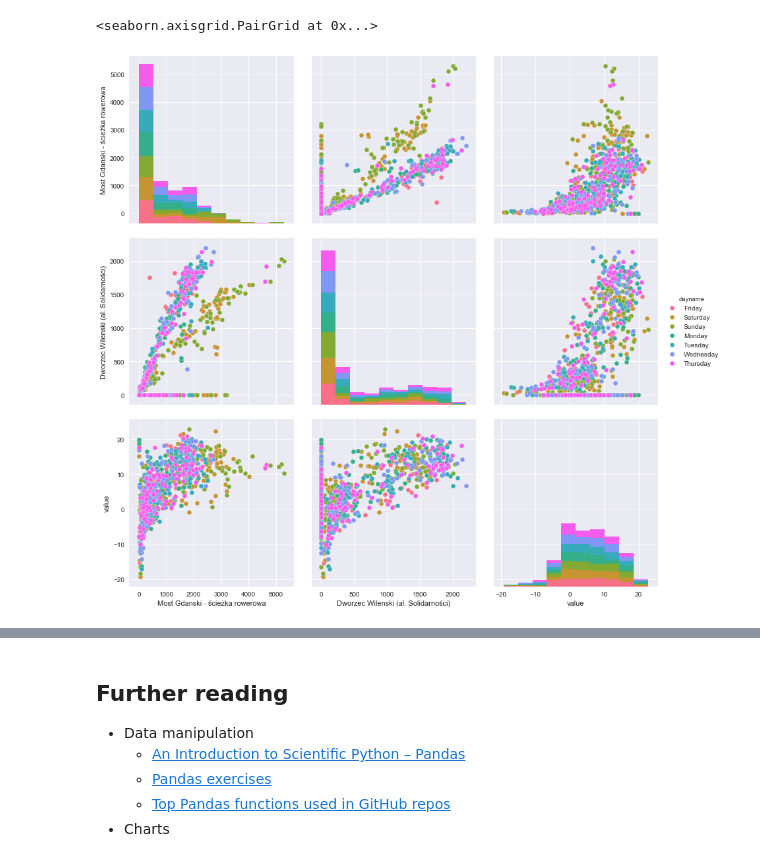
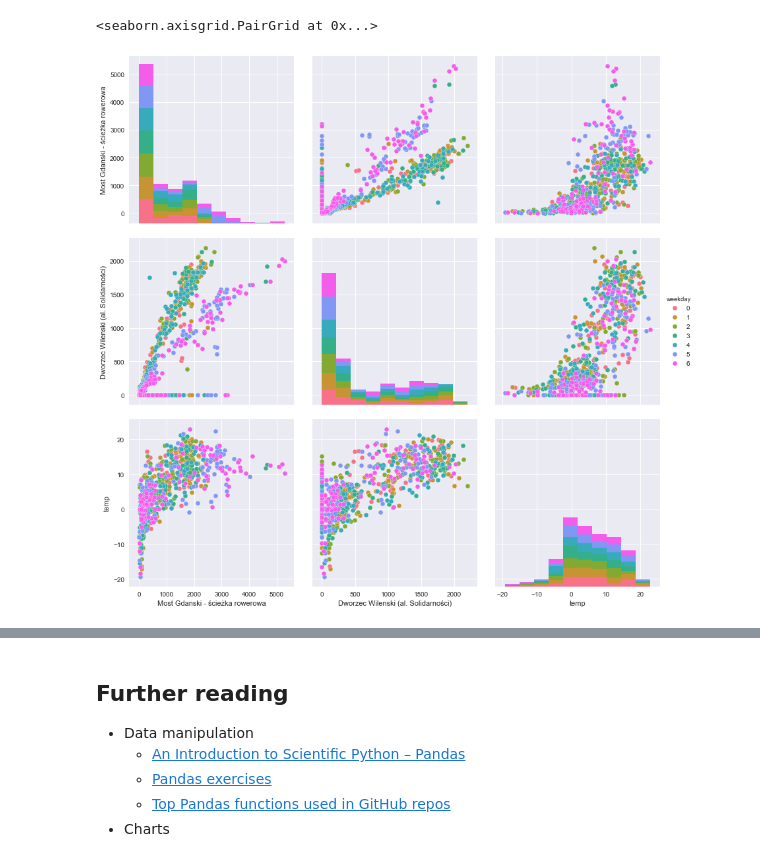
Before and after one commit to stared/uw-ml-python-2017, a Jupyter notebook: 2_data_exploration.ipynb, the cells around one changed output, grey strips where cells are left out. Saved outputs shown, nothing was run; the diff lists cells and outputs as text; code cells hidden in the pictures.

Commit message:
data exploration fixed and updated

```diff
--- a/2_data_exploration.ipynb
+++ b/2_data_exploration.ipynb
@@ -26,7 +26,7 @@ import matplotlib.pyplot as plt
 import seaborn as sns
 # %%
 # reading CSV data
-days = pd.read_csv("data/bicycles_weather.csv", index_col=0, parse_dates=['date'])
+days = pd.read_csv("data/bicycles_weather.csv", index_col=0, parse_dates=[0])
 # %%
 # first entries
 days.head()
@@ -146,8 +192,12 @@ plt.plot(some_data['value'], some_data['Most Gdanski - ścieżka rowerowa'], 'o'
 # %%
+# scatter plots of pairs
 sns.pairplot(data=days.fillna(0),
-             vars=['Most Gdanski - ścieżka rowerowa', 'Dworzec Wilenski (al. Solidarności)', 'value'],
-             hue='dayname',
+             vars=['Most Gdanski - ścieżka rowerowa',
+                   'Dworzec Wilenski (al. Solidarności)',
+                   'temp'],
+             hue='weekday',
+             dropna=True,
              size=4)
 # %% [output]
 <seaborn.axisgrid.PairGrid at 0x...>
-[figure, old version]
+[figure, new version]
```
Also changed, not shown: parts of 29 cells of this notebook.
